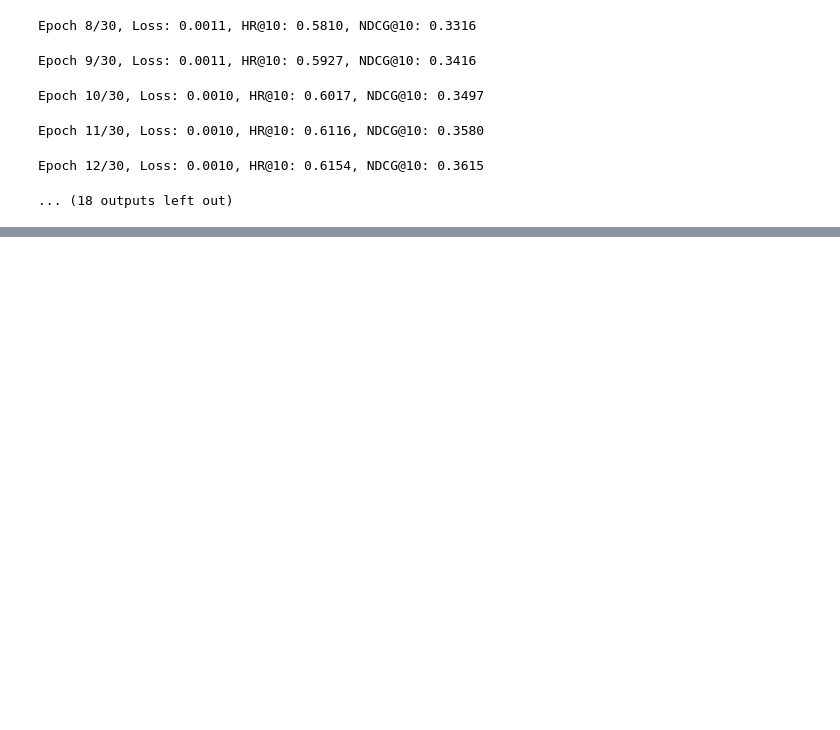
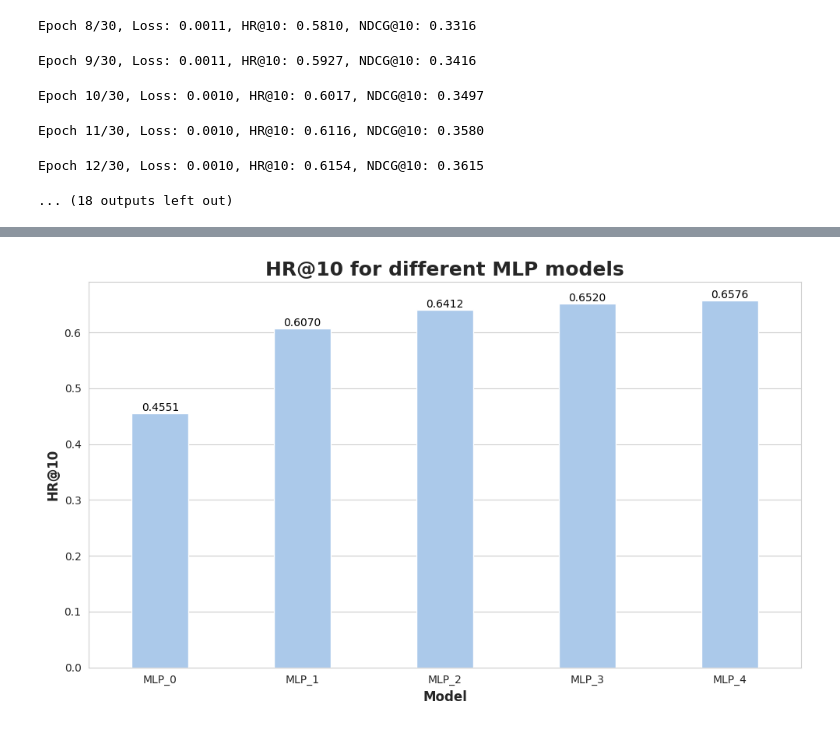
Before and after one commit to SUSTech-STA326/STA326_Assignment3, a Jupyter notebook: Assignment3.ipynb, the cells around one changed output, grey strips where cells are left out. Cells and saved outputs as stored; diff of their text form; code cells hidden in the pictures; blank space fills up the shorter version.

```diff
--- a/Assignment3.ipynb
+++ b/Assignment3.ipynb
@@ -386,0 +431,29 @@ Epoch 12/30, Loss: 0.0010, HR@10: 0.6154, NDCG@10: 0.3615
+# %%
+data = {
+    'Model': ['MLP_0', 'MLP_1', 'MLP_2', 'MLP_3', 'MLP_4'],
+    'HR@10': [0.4551, 0.6070, 0.6412, 0.6520, 0.6576]
+}
+
+df = pd.DataFrame(data)
+
+sns.set_style("whitegrid")
+sns.set_palette("pastel")
+
+
+plt.figure(figsize=(10, 6))
+
+bar = sns.barplot(x='Model', y='HR@10', data=df, width=0.4)
+
+
+for p in bar.patches:
+    bar.text(p.get_x() + p.get_width() / 2., p.get_height(), '{0:.4f}'.format(p.get_height()),
+            fontsize=10, color='black', ha='center', va='bottom')
+
+plt.title('HR@10 for different MLP models', fontsize=18, fontweight='bold')
+plt.xlabel('Model', fontsize=12, fontweight='bold')
+plt.ylabel('HR@10', fontsize=12, fontweight='bold')
+
+plt.tight_layout()
+plt.show()
+# %% [output]
+[figure, added]
```
Also changed, not shown: parts of 2 cells of this notebook, 3 other files.
